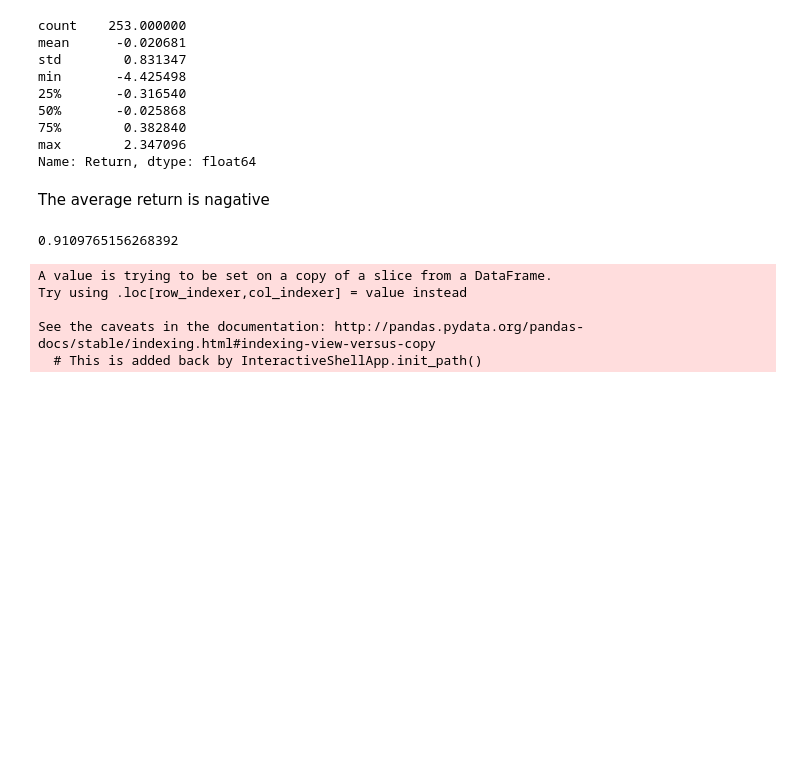
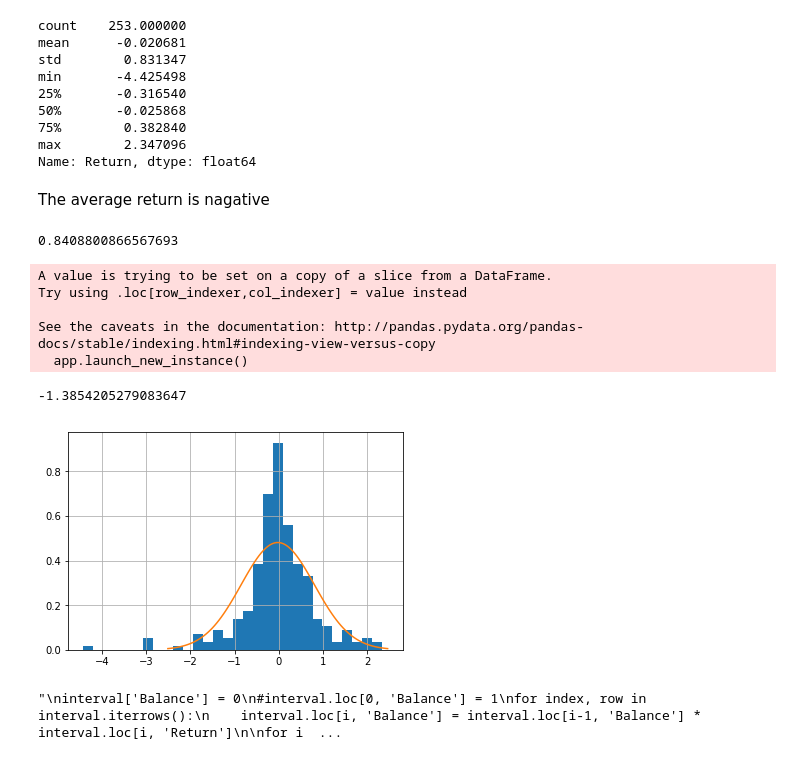
Before and after one commit to PanPip/Quant, a Jupyter notebook: Model_evaluation.ipynb, the cells around one changed output. Drawn from its saved outputs; the diff is of its cells as text; code cells hidden in the pictures; blank space fills up the shorter version.

```diff
--- a/Model_evaluation.ipynb
+++ b/Model_evaluation.ipynb
@@ -213,13 +215,41 @@ def calc_aSD(series, log = False):
 
     return res
 # %%
-aSD = calc_aSD(interval)
+aSD = calc_aSD(interval, False)
 
 print(aSD)
 # %% [output]
-0.9109765156268392
+0.8408800866567693
 A value is trying to be set on a copy of a slice from a DataFrame.
 Try using .loc[row_indexer,col_indexer] = value instead
 
 See the caveats in the documentation: http://pandas.pydata.org/pandas-docs/stable/indexing.html#indexing-view-versus-copy
-  # This is added back by InteractiveShellApp.init_path()
+  app.launch_new_instance()
+# %%
+# 5%-VaR
+
+def calc_5VaR(series):
+    '''
+    Calculates the 5% Value at Risk.
+    Takes pandas dataframe with a column 'Return' as an input.
+    Calculated on the basis of historical daily returns.
+
+    Also produces a histogram for returns.
+    '''
+    mean = np.mean(series['Return'])
+    std = np.std(series['Return'])
+
+    # Plotting
+    interval['Return'].hist(bins = 30, density = True )
+    x = np.linspace(mean - 3*std, mean + 3*std, 100)
+    pdf = stats.norm.pdf(x, mean, std)
+    plt.plot(x, pdf, label = "Overlayed normal")
+
+    res = stats.norm.ppf(0.05, mean, std)
+
+    return res
+# %%
+calc_5VaR(interval)
+# %% [output]
+-1.3854205279083647
+[figure, added]
@@ -225,0 +262,13 @@ See the caveats in the documentation: http://pandas.pydata.org/pandas-docs/stabl
+# %%
+# Creating the balance column for next statistics
+'''
+interval['Balance'] = 0
+#interval.loc[0, 'Balance'] = 1
+for index, row in interval.iterrows():
+    interval.loc[i, 'Balance'] = interval.loc[i-1, 'Balance'] * interval.loc[i, 'Return']
+
+for i in range(1, len(interval)):
+    interval.loc[i, 'Balance'] = interval.loc[i-1, 'Balance'] * interval.loc[i, 'Return']
+'''
+# %% [output]
+"\ninterval['Balance'] = 0\n#interval.loc[0, 'Balance'] = 1\nfor index, row in interval.iterrows():\n    interval.loc[i, 'Balance'] = interval.loc[i-1, 'Balance'] * interval.loc[i, 'Return']\n\nfor i  ...
```
Also changed, not shown: parts of 19 cells of this notebook.
